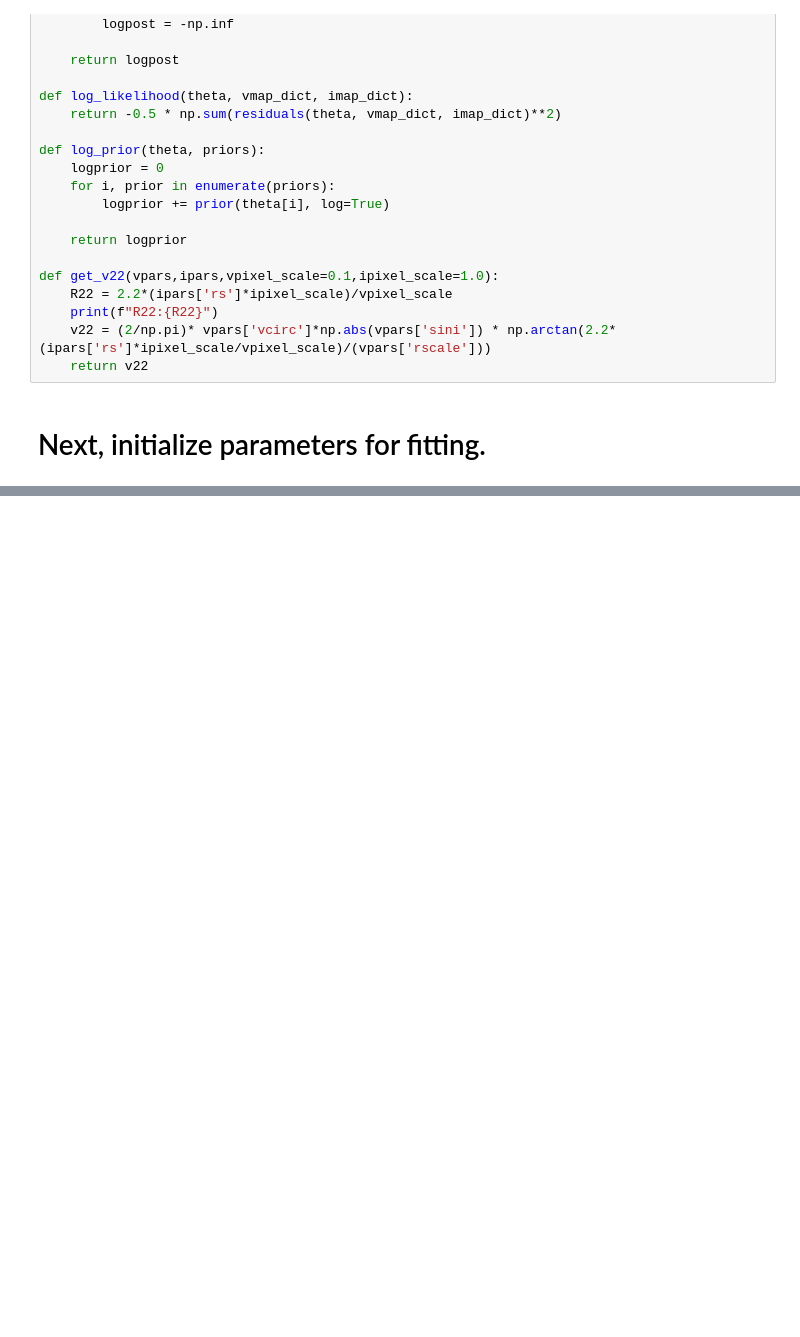
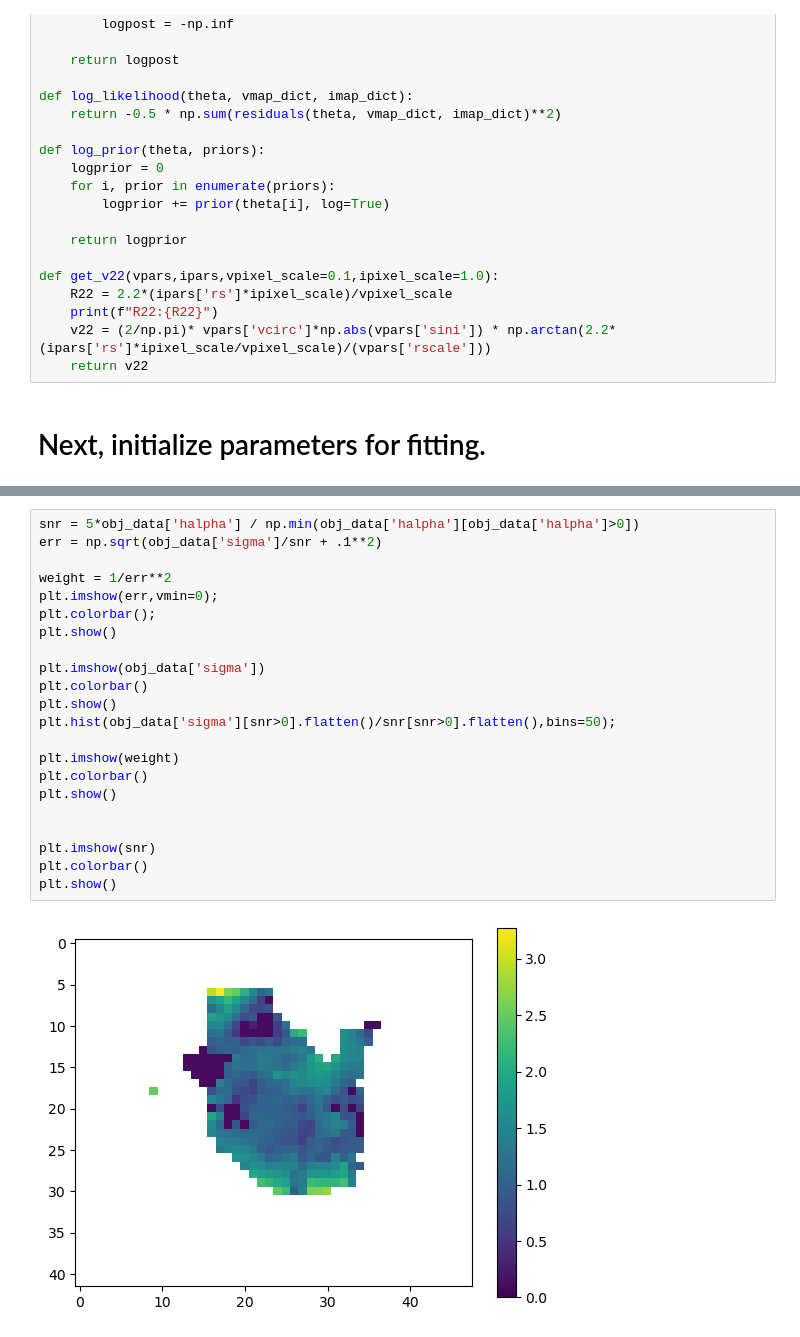
Before and after one commit to sweverett/kl-tools, a Jupyter notebook: notebooks/kross/fit_kross_single.ipynb, the cells around one changed output, grey strips where cells are left out. Saved outputs shown, nothing was run; the diff lists cells and outputs as text; blank space fills up the shorter version.

```diff
--- a/notebooks/kross/fit_kross_single.ipynb
+++ b/notebooks/kross/fit_kross_single.ipynb
@@ -611,0 +609,24 @@ sini from V2.2:[0.81921331]
+# %%
+snr = 5*obj_data['halpha'] / np.min(obj_data['halpha'][obj_data['halpha']>0])
+err = np.sqrt(obj_data['sigma']/snr + .1**2)
+
+weight = 1/err**2
+plt.imshow(err,vmin=0);
+plt.colorbar();
+plt.show()
+
+plt.imshow(obj_data['sigma'])
+plt.colorbar()
+plt.show()
+plt.hist(obj_data['sigma'][snr>0].flatten()/snr[snr>0].flatten(),bins=50);
+
+plt.imshow(weight)
+plt.colorbar()
+plt.show()
+
+
+plt.imshow(snr)
+plt.colorbar()
+plt.show()
+# %% [output]
+[figure, added]
```
Also changed, not shown: parts of 4 cells of this notebook, 2 other files.
